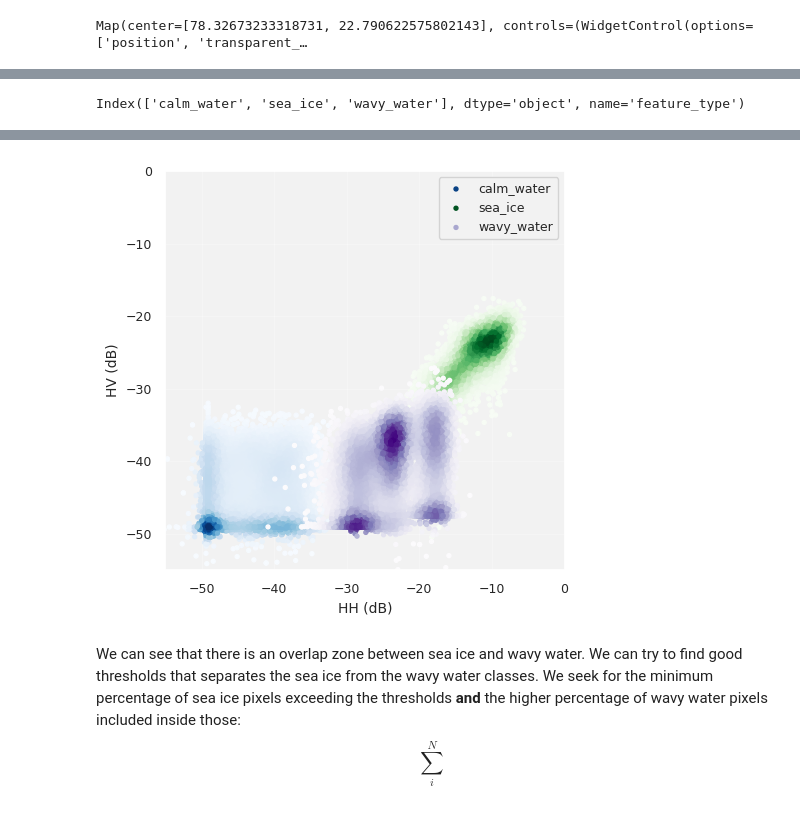
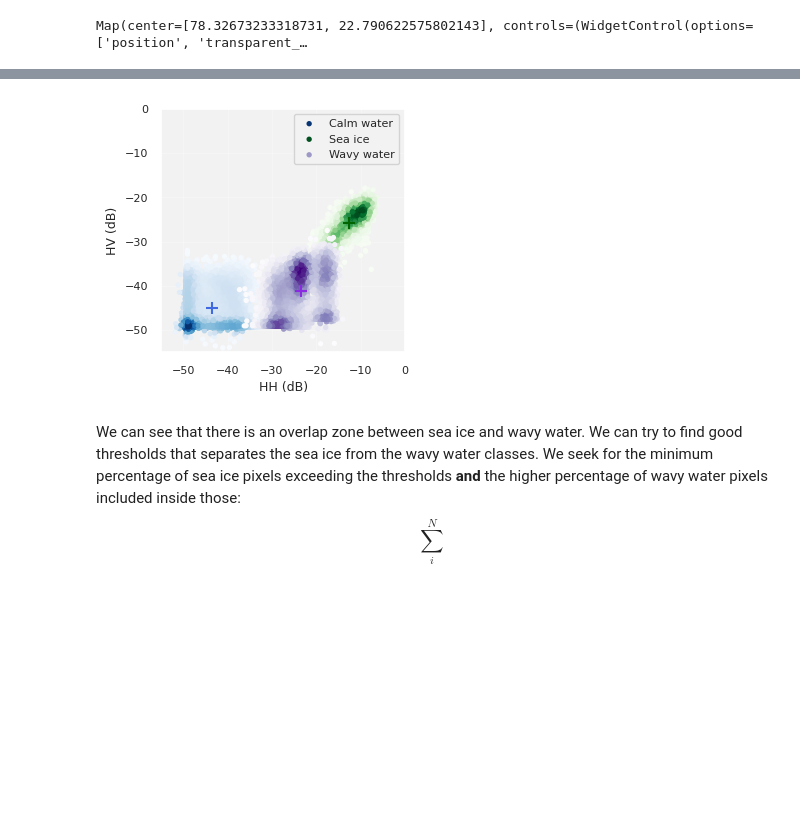
Before and after one commit to p-perrone/UiO_AdvancedRemoteSensing, a Jupyter notebook: Project1_sketch.ipynb, the cells around one changed output, grey strips where cells are left out. Saved outputs shown, nothing was run; the diff lists cells and outputs as text; code cells hidden in the pictures; blank space fills up the shorter version.

```diff
--- a/Project1_sketch.ipynb
+++ b/Project1_sketch.ipynb
@@ -409,6 +408,12 @@ for i, geom in enumerate(samplegeoms):
 SampleMap
 # %% [output]
 Map(center=[78.32673233318731, 22.790622575802143], controls=(WidgetControl(options=['position', 'transparent_…
+# %%
+feature_types = [
+        'calm_water', 'calm_water', 'calm_water',
+        'wavy_water', 'wavy_water', 'wavy_water',
+        'sea_ice', 'sea_ice', 'sea_ice'
+    ]
 # %%
 #@title Sampling rectangles and getting all pixel values
 
@@ -474,18 +481,10 @@ hhhv_devs = []
 for i, row in enumerate(df.iterrows()):
     hhi = df.iloc[i, 0]
     hvi = df.iloc[i, 1]
-    cov_matrix = np.cov(hhi, hvi)
-    cov_matrices.append(cov_matrix)
     meansHH.append(np.mean(hhi))
     meansHV.append(np.mean(hvi))
 
-    hhhv_dev = np.mean(np.abs(np.array(hhi) - np.array(hvi)))
-    hhhv_devs.append(hhhv_dev)
-
-    print(f"Cov matrix for {feature_types[i]}")
-    print(f"{cov_matrix}")
     print(f"Mean HH for {feature_types[i]}: {meansHH[i]:.3f}")
     print(f"Mean HV for {feature_types[i]}: {meansHV[i]:.3f}")
-    print(f"Mean HHHV deviation for {feature_types[i]}: {hhhv_dev:.3f}")
     print("-----------------------")
 # %% [output]
@@ -510,15 +501,18 @@ Mean HHHV deviation for wavy_water: 17.792
 from scipy.stats import gaussian_kde
 # https://stackoverflow.com/questions/20105364/how-can-i-make-a-scatter-plot-colored-by-density
 
+labels = ['Calm water', 'Sea ice', 'Wavy water']
 HHth = -15
 HVth = -30
 feature_types = df.index
-print(feature_types)
+
 cmaps = ['Blues',
          'Greens',
          'Purples'
           ]
+colors = ['royalblue', 'darkgreen', 'blueviolet']
 
+plt.figure(figsize=(cw, cw))
 for i, feature in enumerate(feature_types):
     hh = df.loc[feature, 'HH']
     hv = df.loc[feature, 'HV']
@@ -532,18 +526,21 @@ for i, feature in enumerate(feature_types):
     z = gaussian_kde(hhhv)(hhhv)
 
     plt.scatter(hh, hv, c=z, cmap=cmaps[i],
-                label=feature_types[i],
+                label=labels[i],
                 s=8
                 )
 
 
 plt.xlim(-55, 0)
 plt.ylim(-55, 0)
+plt.scatter(meansHH[0], meansHV[0], marker="+", s=85, c=colors[0])
+plt.scatter(meansHH[1], meansHV[1], marker="+", s=85, c=colors[1])
+plt.scatter(meansHH[2], meansHV[2], marker="+", s=85, c=colors[2])
 plt.xlabel('HH (dB)')
 plt.ylabel('HV (dB)')
 plt.legend()
 plt.grid(alpha=0.3)
 plt.gca().set_aspect('equal')
 plt.tight_layout()
+#saveplot('samples')
 # %% [output]
-Index(['calm_water', 'sea_ice', 'wavy_water'], dtype='object', name='feature_type')
@@ -550,4 +549,4 @@ Index(['calm_water', 'sea_ice', 'wavy_water'], dtype='object', name='feature_typ
-[figure, old version]
+[figure, new version]
 # %% [markdown]
 We can see that there is an overlap zone between sea ice and wavy water. We can try to find good thresholds that separates the sea ice from the wavy water classes. We seek for the minimum percentage of sea ice pixels exceeding the thresholds **and** the higher percentage of wavy water pixels included inside those:
 $$
```
Also changed, not shown: parts of 16 cells of this notebook.
